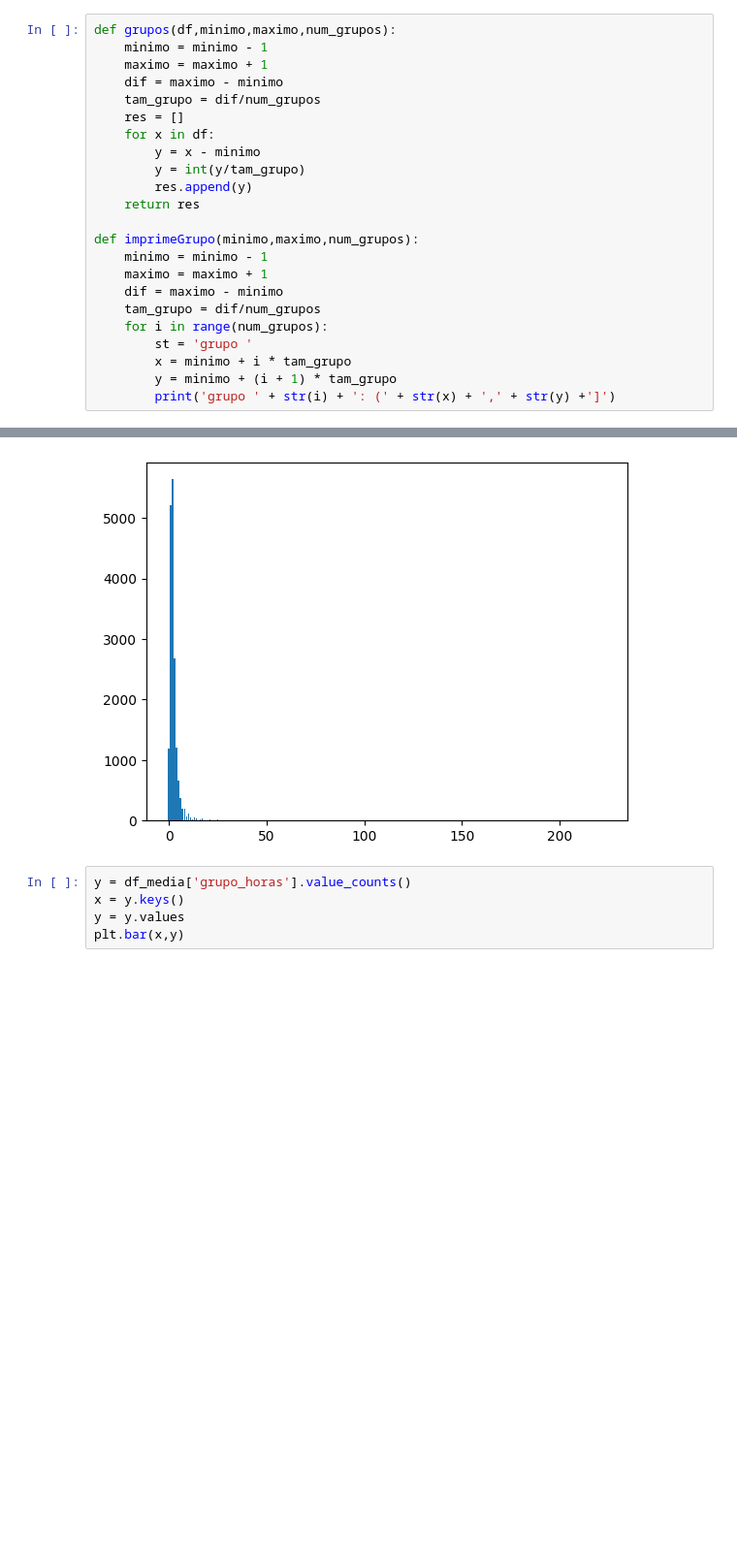
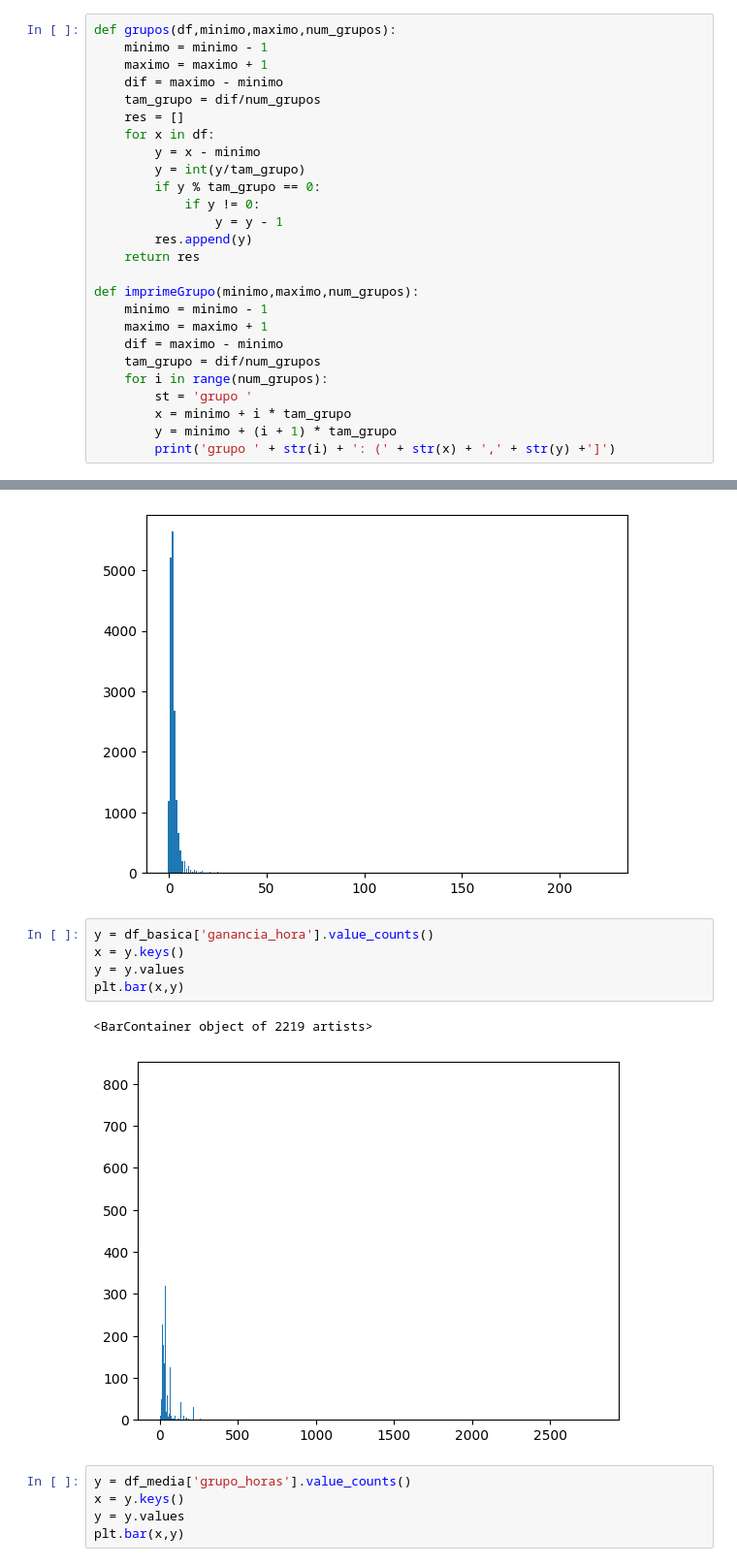
Before and after one commit to mTrujillf/inferencia, a Jupyter notebook: inferencia3.ipynb, the cells around one changed output, grey strips where cells are left out. Shown at 97% size. Saved outputs shown, nothing was run; the diff lists cells and outputs as text; blank space fills up the shorter version.

```diff
--- a/inferencia3.ipynb
+++ b/inferencia3.ipynb
@@ -111,6 +111,9 @@ def grupos(df,minimo,maximo,num_grupos):
     for x in df:
         y = x - minimo
         y = int(y/tam_grupo)
+        if y % tam_grupo == 0:
+            if y != 0:
+                y = y - 1
         res.append(y)
     return res
 
@@ -486,6 +489,14 @@ plt.bar(x,y)
 # %% [output]
 <BarContainer object of 52 artists>
 [figure]
+# %%
+y = df_basica['ganancia_hora'].value_counts()
+x = y.keys()
+y = y.values
+plt.bar(x,y)
+# %% [output]
+<BarContainer object of 2219 artists>
+[figure, added]
 # %%
 y = df_media['grupo_horas'].value_counts()
 x = y.keys()
```
Also changed, not shown: parts of 18 cells of this notebook.
